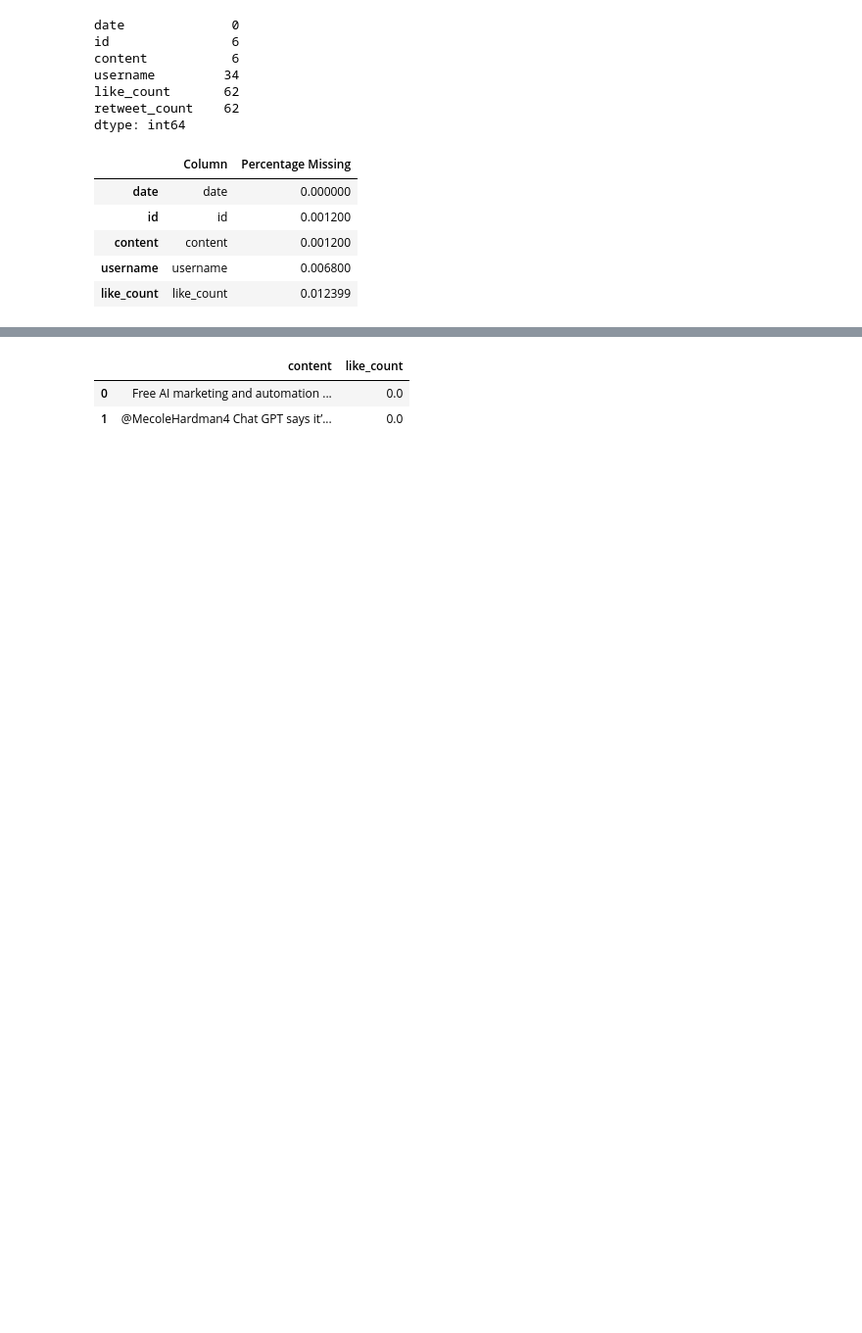
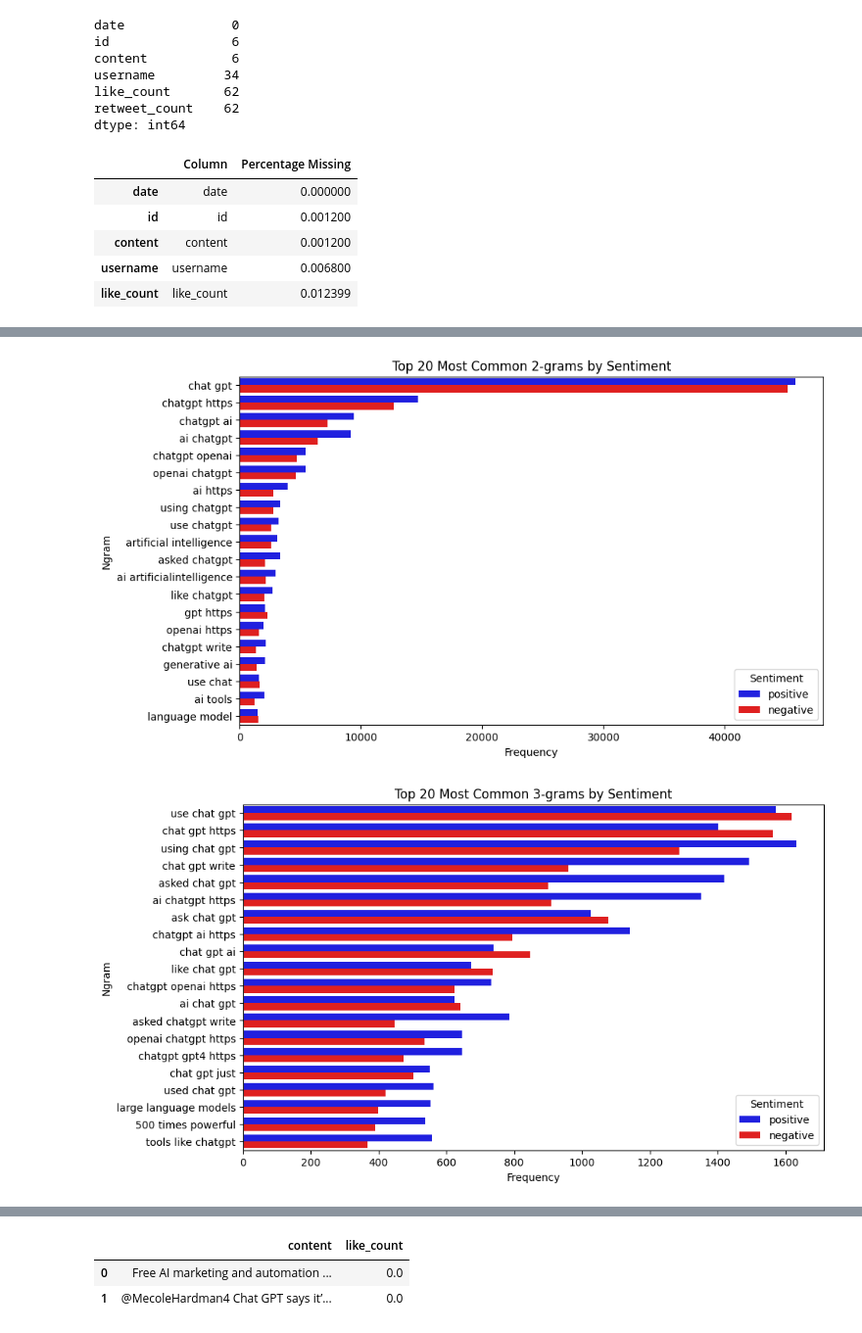
Before and after one commit to rakiiibul/Tweet-chatgpt-Sentiment, a Jupyter notebook: code.ipynb, the cells around one changed output, grey strips where cells are left out. Shown at 98% size. Saved outputs shown, nothing was run; the diff lists cells and outputs as text; code cells hidden in the pictures; blank space fills up the shorter version.

```diff
--- a/code.ipynb
+++ b/code.ipynb
@@ -147,0 +217,74 @@ KeyError: "['date', 'id', 'username', 'retweet_count'] not found in axis"
+# %%
+# Function to plot the most common n-grams (bigrams or trigrams)
+
+def plot_ngrams_by_sentiment(data, sentiment_col='sentiment', text_col='content', ngram_range=(2, 2), top_n=20):
+    """
+    Plots the top n n-grams by sentiment from a text dataset.
+
+    Parameters:
+    -----------
+    data : pandas.DataFrame
+        A DataFrame containing the text data and sentiment labels.
+    sentiment_col : str, optional, default='sentiment'
+        The name of the column in the DataFrame that contains sentiment labels (e.g., 'positive', 'negative').
+    text_col : str, optional, default='text'
+        The name of the column in the DataFrame that contains the text data.
+    ngram_range : tuple, optional, default=(2, 2)
+        The range of n-grams to be extracted. (2, 2) extracts bigrams.
+    top_n : int, optional, default=20
+        The number of top n-grams to display in the plot.
+
+    Returns:
+    --------
+    None
+        This function displays a plot
+    """
+
+    # Initialize CountVectorizer to extract n-grams from the text data, ignoring English stop words.
+    vectorizer = CountVectorizer(ngram_range=ngram_range, stop_words='english')
+
+    # Fit the vectorizer on the text data and transform the text into a sparse matrix of n-gram counts.
+    X = vectorizer.fit_transform(data[text_col])
+
+    # Get the list of n-grams (features) from the vectorizer.
+    ngrams = vectorizer.get_feature_names_out()
+
+    # Sum the counts of each n-gram across all documents to get total frequencies.
+    ngram_counts = np.array(X.sum(axis=0)).flatten()
+
+    # Create a DataFrame containing n-grams and their total frequencies.
+    ngram_freq_df = pd.DataFrame({'Ngram': ngrams, 'Total_Frequency': ngram_counts})
+
+    # Calculate the frequency of each n-gram in positive sentiment texts.
+    ngram_freq_df['Positive_Freq'] = X[data[sentiment_col] == 'positive'].sum(axis=0).A1
+
+    # Calculate the frequency of each n-gram in negative sentiment texts.
+    ngram_freq_df['Negative_Freq'] = X[data[sentiment_col] == 'negative'].sum(axis=0).A1
+
+    # Sort the DataFrame by total frequency and keep only the top n n-grams.
+    ngram_freq_df = ngram_freq_df.sort_values(by='Total_Frequency', ascending=False).head(top_n)
+
+    # Reshape the DataFrame for plotting: one row per n-gram per sentiment.
+    ngram_freq_melted = ngram_freq_df.melt(id_vars='Ngram', value_vars=['Positive_Freq', 'Negative_Freq'],
+                                           var_name='Sentiment', value_name='Sentiment_Frequency')
+
+    # Convert the sentiment column to display 'positive' or 'negative' for easier interpretation.
+    ngram_freq_melted['Sentiment'] = ngram_freq_melted['Sentiment'].apply(lambda x: 'positive' if 'Positive' in x else 'negative')
+
+    plt.figure(figsize=(10, 6))
+    sns.barplot(x='Sentiment_Frequency', y='Ngram', hue='Sentiment', data=ngram_freq_melted, palette={'positive': 'blue', 'negative': 'red'})
+
+    plt.title(f'Top {top_n} Most Common {ngram_range[0]}-grams by Sentiment')
+    plt.xlabel('Frequency')
+    plt.ylabel('Ngram')
+
+    plt.legend(title='Sentiment')
+
+    plt.show()
+
+
+plot_ngrams_by_sentiment(train_data, ngram_range=(2, 2), top_n=20)
+plot_ngrams_by_sentiment(train_data, ngram_range=(3, 3), top_n=20)
+# %% [output]
+[figure, added]
+[figure, added]
```
Also changed, not shown: parts of 14 cells of this notebook.
